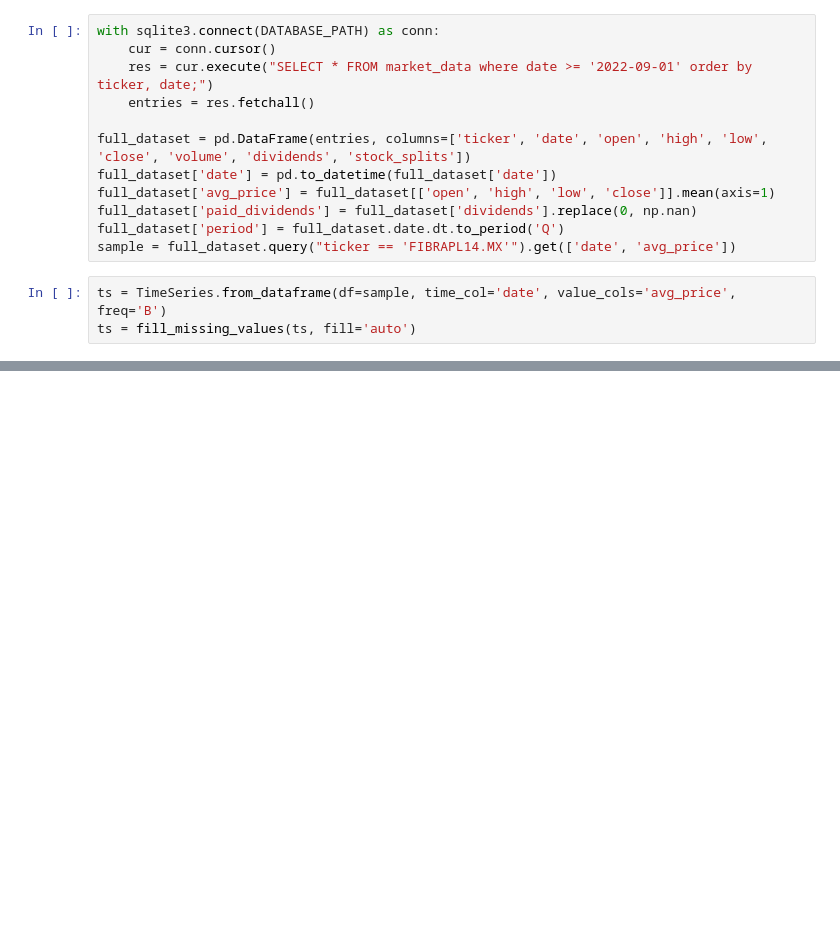
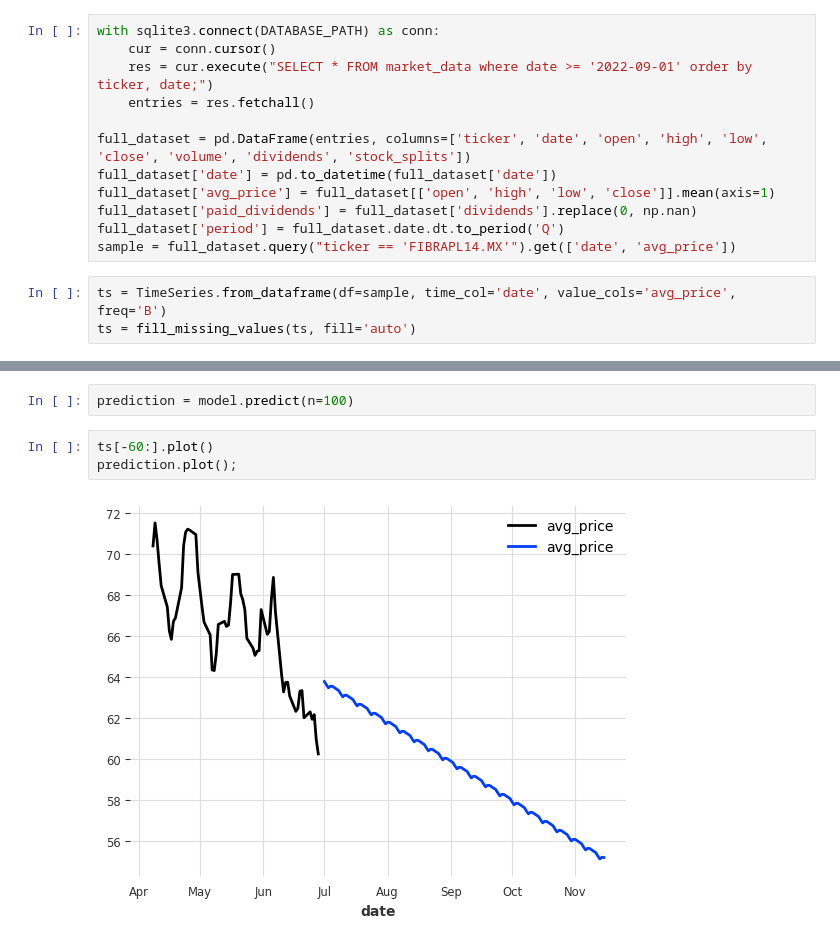
Before and after one commit to potatoguy32/fibra_analyzer, a Jupyter notebook: notebooks/prophet_model_construction.ipynb, the cells around one changed output, grey strips where cells are left out. Saved outputs shown, nothing was run; the diff lists cells and outputs as text; blank space fills up the shorter version.

```diff
--- a/notebooks/prophet_model_construction.ipynb
+++ b/notebooks/prophet_model_construction.ipynb
@@ -49,0 +53,7 @@ AttributeError: 'Prophet' object has no attribute 'stan_backend'
+# %%
+prediction = model.predict(n=100)
+# %%
+ts[-60:].plot()
+prediction.plot();
+# %% [output]
+[figure, added]
```
Also changed, not shown: parts of 4 cells of this notebook, 20 other files.
